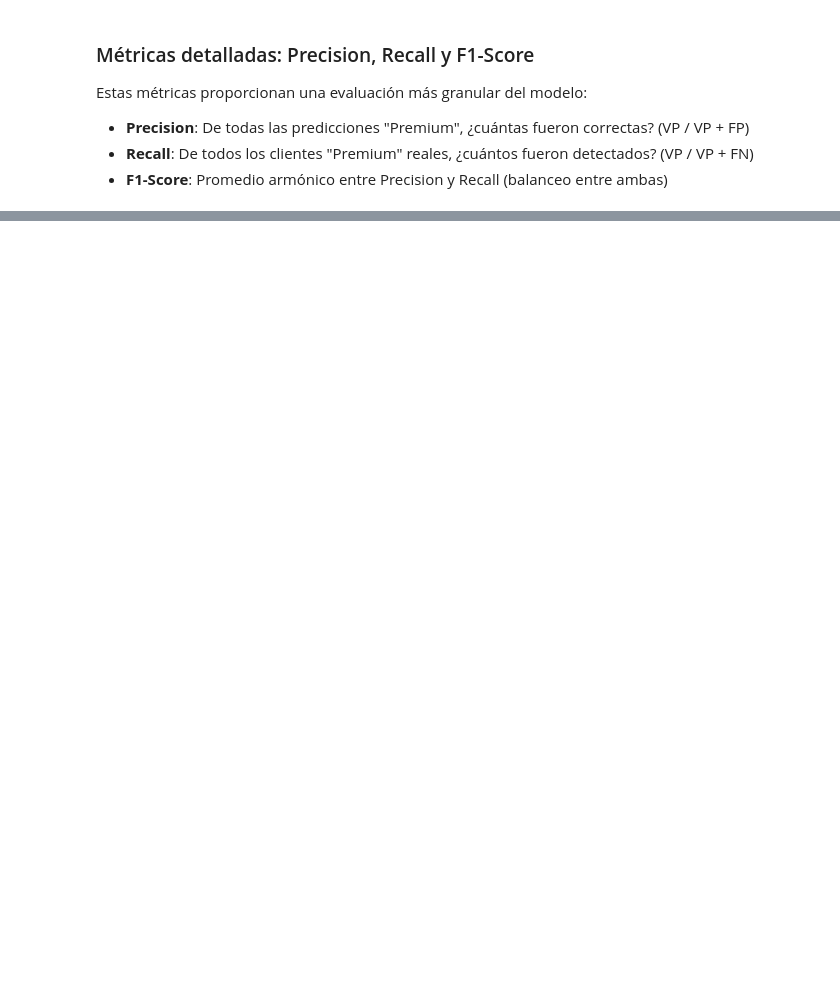
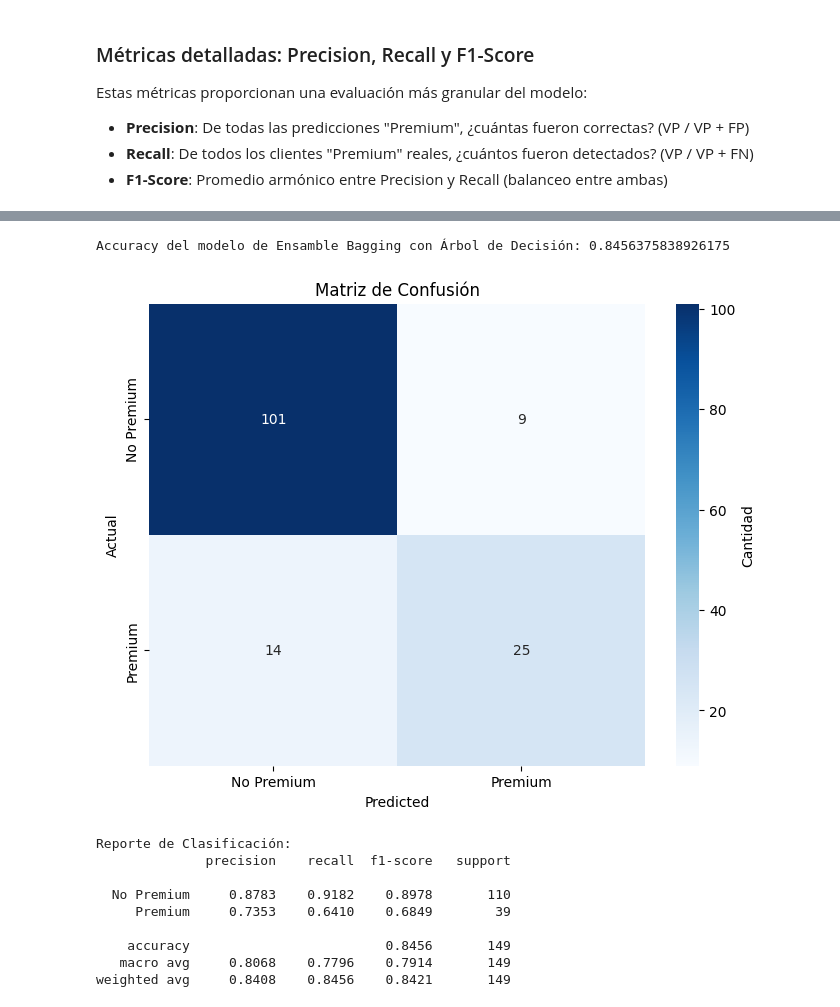
Before and after one commit to Tolally/info257-aprendizaje-de-maquinas-algoritmos-no-supervisados, a Jupyter notebook: Supervisado_Grupo16.ipynb, the cells around one changed output, grey strips where cells are left out. Drawn from its saved outputs; the diff is of its cells as text; code cells hidden in the pictures; blank space fills up the shorter version.

```diff
--- a/Supervisado_Grupo16.ipynb
+++ b/Supervisado_Grupo16.ipynb
@@ -331,0 +363,53 @@ plt.show()
+# %%
+# Inicializar y entrenar el modelo de ensamble Bagging con un árbol de decisión
+bagging_model = BaggingClassifier(
+    estimator=DecisionTreeClassifier(),
+    n_estimators=10,
+    random_state=42)
+bagging_model.fit(X_train, y_train)
+
+# Hacer predicciones en el conjunto de prueba
+y_pred = bagging_model.predict(X_test)
+# %%
+# Calcular accuracy
+accuracy = accuracy_score(y_test, y_pred)
+print("Accuracy del modelo de Ensamble Bagging con Árbol de Decisión:", accuracy)
+# %% [output]
+Accuracy del modelo de Ensamble Bagging con Árbol de Decisión: 0.8456375838926175
+# %%
+# Calcular matriz de confusión
+cm = confusion_matrix(y_test, y_pred)
+
+# Obtener etiquetas únicas presentes en y_test y y_pred
+labels = sorted(set(y_test) | set(y_pred))
+
+# Visualizar matriz de confusión
+plt.figure(figsize=(8, 6))
+sns.heatmap(cm, annot=True, fmt="d", cmap="Blues",
+            xticklabels=['No Premium', 'Premium'],
+            yticklabels=['No Premium', 'Premium'],
+            cbar_kws={'label': 'Cantidad'})
+plt.xlabel('Predicted')
+plt.ylabel('Actual')
+plt.title('Matriz de Confusión')
+plt.show()
+
+
+# Calcular precision, recall y F1-score
+# Calcular precision, recall y F1-score
+report = classification_report(y_test, y_pred,
+                              target_names=['No Premium', 'Premium'],
+                              digits=4)
+print("Reporte de Clasificación:")
+print(report)
+# %% [output]
+[figure, added]
+Reporte de Clasificación:
+              precision    recall  f1-score   support
+
+  No Premium     0.8783    0.9182    0.8978       110
+     Premium     0.7353    0.6410    0.6849        39
+
+    accuracy                         0.8456       149
+   macro avg     0.8068    0.7796    0.7914       149
+weighted avg     0.8408    0.8456    0.8421       149
```
Also changed, not shown: parts of 19 cells of this notebook.
